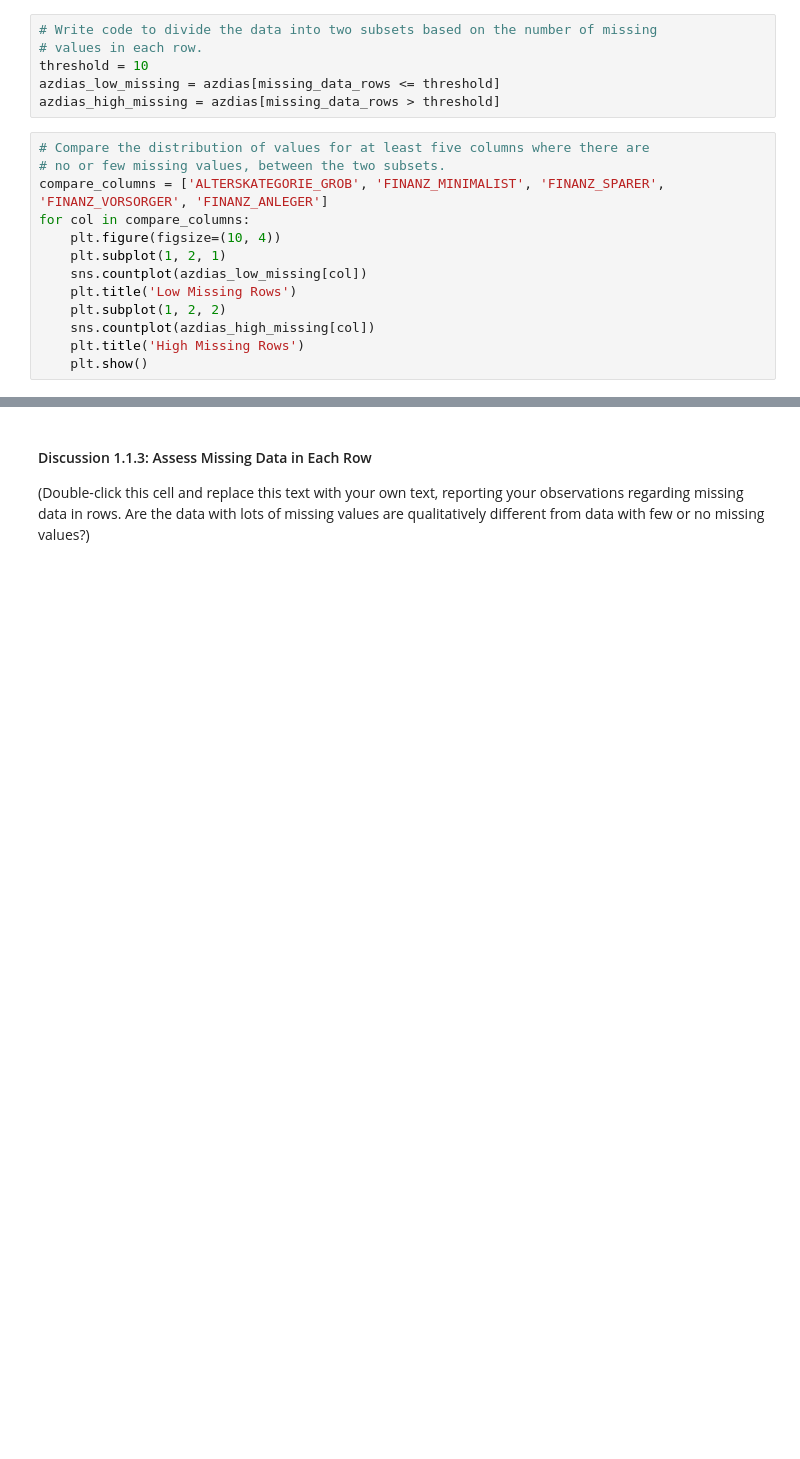
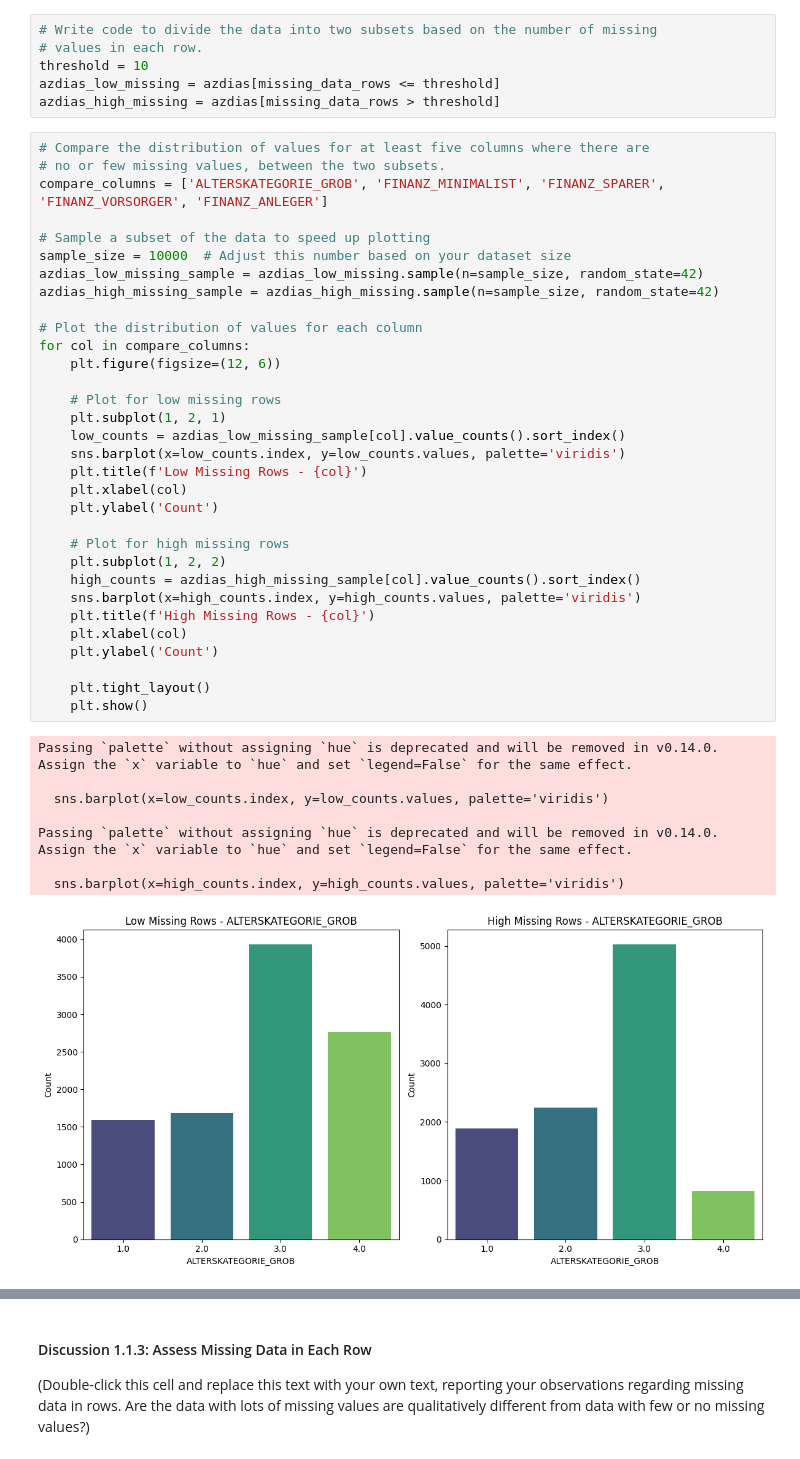
Before and after one commit to momenmac/ML-PROJECT-3, a Jupyter notebook: Identify_Customer_Segments.ipynb, the cells around one changed output, grey strips where cells are left out. Cells and saved outputs as stored; diff of their text form; blank space fills up the shorter version.

```diff
--- a/Identify_Customer_Segments.ipynb
+++ b/Identify_Customer_Segments.ipynb
@@ -204,13 +204,41 @@ azdias_high_missing = azdias[missing_data_rows > threshold]
 # %%
 # Compare the distribution of values for at least five columns where there are
 # no or few missing values, between the two subsets.
 compare_columns = ['ALTERSKATEGORIE_GROB', 'FINANZ_MINIMALIST', 'FINANZ_SPARER', 'FINANZ_VORSORGER', 'FINANZ_ANLEGER']
+
+# Sample a subset of the data to speed up plotting
+sample_size = 10000  # Adjust this number based on your dataset size
+azdias_low_missing_sample = azdias_low_missing.sample(n=sample_size, random_state=42)
+azdias_high_missing_sample = azdias_high_missing.sample(n=sample_size, random_state=42)
+
+# Plot the distribution of values for each column
 for col in compare_columns:
-    plt.figure(figsize=(10, 4))
+    plt.figure(figsize=(12, 6))
+
+    # Plot for low missing rows
     plt.subplot(1, 2, 1)
-    sns.countplot(azdias_low_missing[col])
-    plt.title('Low Missing Rows')
+    low_counts = azdias_low_missing_sample[col].value_counts().sort_index()
+    sns.barplot(x=low_counts.index, y=low_counts.values, palette='viridis')
+    plt.title(f'Low Missing Rows - {col}')
+    plt.xlabel(col)
+    plt.ylabel('Count')
+
+    # Plot for high missing rows
     plt.subplot(1, 2, 2)
-    sns.countplot(azdias_high_missing[col])
-    plt.title('High Missing Rows')
+    high_counts = azdias_high_missing_sample[col].value_counts().sort_index()
+    sns.barplot(x=high_counts.index, y=high_counts.values, palette='viridis')
+    plt.title(f'High Missing Rows - {col}')
+    plt.xlabel(col)
+    plt.ylabel('Count')
+
+    plt.tight_layout()
     plt.show()
+# %% [output]
+Passing `palette` without assigning `hue` is deprecated and will be removed in v0.14.0. Assign the `x` variable to `hue` and set `legend=False` for the same effect.
+
+  sns.barplot(x=low_counts.index, y=low_counts.values, palette='viridis')
+
+Passing `palette` without assigning `hue` is deprecated and will be removed in v0.14.0. Assign the `x` variable to `hue` and set `legend=False` for the same effect.
+
+  sns.barplot(x=high_counts.index, y=high_counts.values, palette='viridis')
+[figure, added]
```
Also changed, not shown: parts of 12 cells of this notebook.
